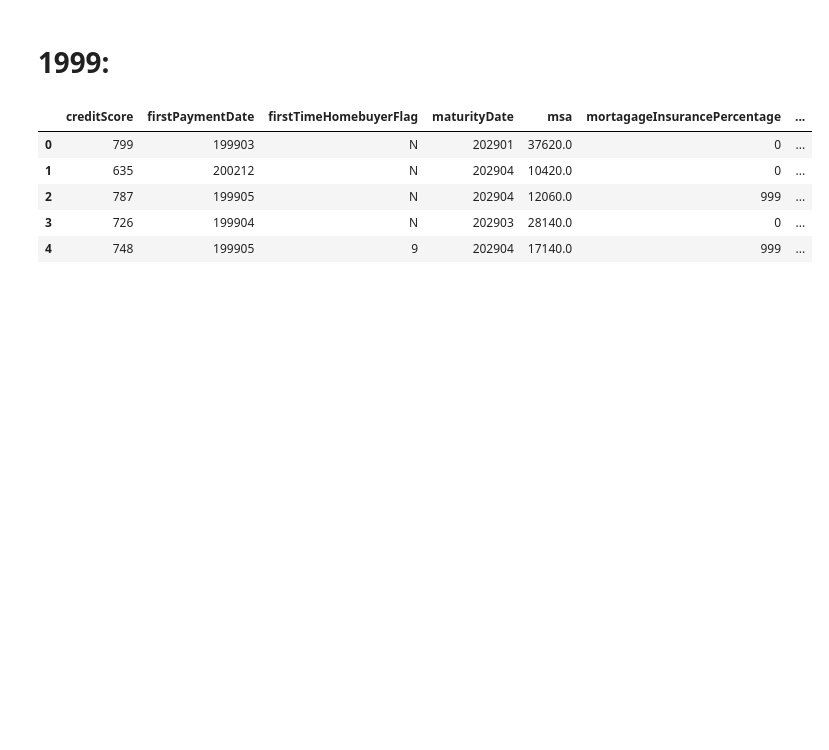
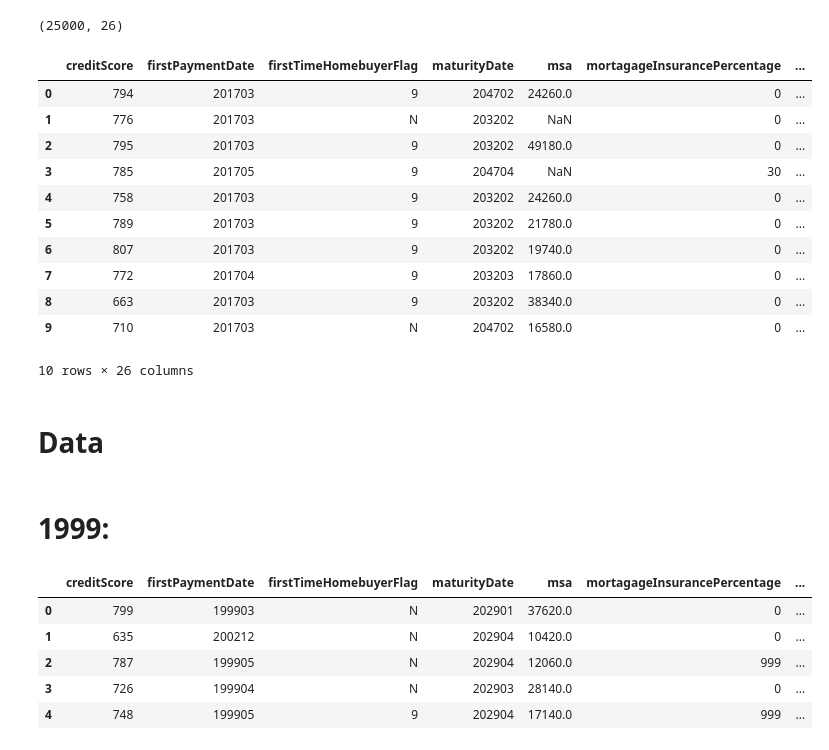
Before and after one commit to MitchellEwing/Freddie-Mac-Housing-Loans, a Jupyter notebook: data-wrangling.ipynb, the cells around one changed output. Saved outputs shown, nothing was run; the diff lists cells and outputs as text; code cells hidden in the pictures; blank space fills up the shorter version.

```diff
--- a/data-wrangling.ipynb
+++ b/data-wrangling.ipynb
@@ -16,3 +16,7 @@
 # %%
 # Import modules.
 import pandas as pd
+# %%
+# Load data.
+orig = orig_2017
+perf = perf_2017
@@ -19,3 +93,22 @@ import pandas as pd
+# %%
+print(orig.shape)
+orig.head(10)
+# %% [output]
+(25000, 26)
+|  | creditScore | firstPaymentDate | firstTimeHomebuyerFlag | maturityDate | msa | mortagageInsurancePercentage | ... |
+| 0 | 794 | 201703 | 9 | 204702 | 24260.0 | 0 | ... |
+| 1 | 776 | 201703 | N | 203202 | NaN | 0 | ... |
+| 2 | 795 | 201703 | 9 | 203202 | 49180.0 | 0 | ... |
+| 3 | 785 | 201705 | 9 | 204704 | NaN | 30 | ... |
+| 4 | 758 | 201703 | 9 | 203202 | 24260.0 | 0 | ... |
+| 5 | 789 | 201703 | 9 | 203202 | 21780.0 | 0 | ... |
+| 6 | 807 | 201703 | 9 | 203202 | 19740.0 | 0 | ... |
+| 7 | 772 | 201704 | 9 | 203203 | 17860.0 | 0 | ... |
+| 8 | 663 | 201703 | 9 | 203202 | 38340.0 | 0 | ... |
+| 9 | 710 | 201703 | N | 204702 | 16580.0 | 0 | ... |
+10 rows × 26 columns
+# %% [markdown]
+# Data
 # %% [markdown]
 # 1999:
 # %%
```
Also changed, not shown: parts of 5 cells of this notebook.
